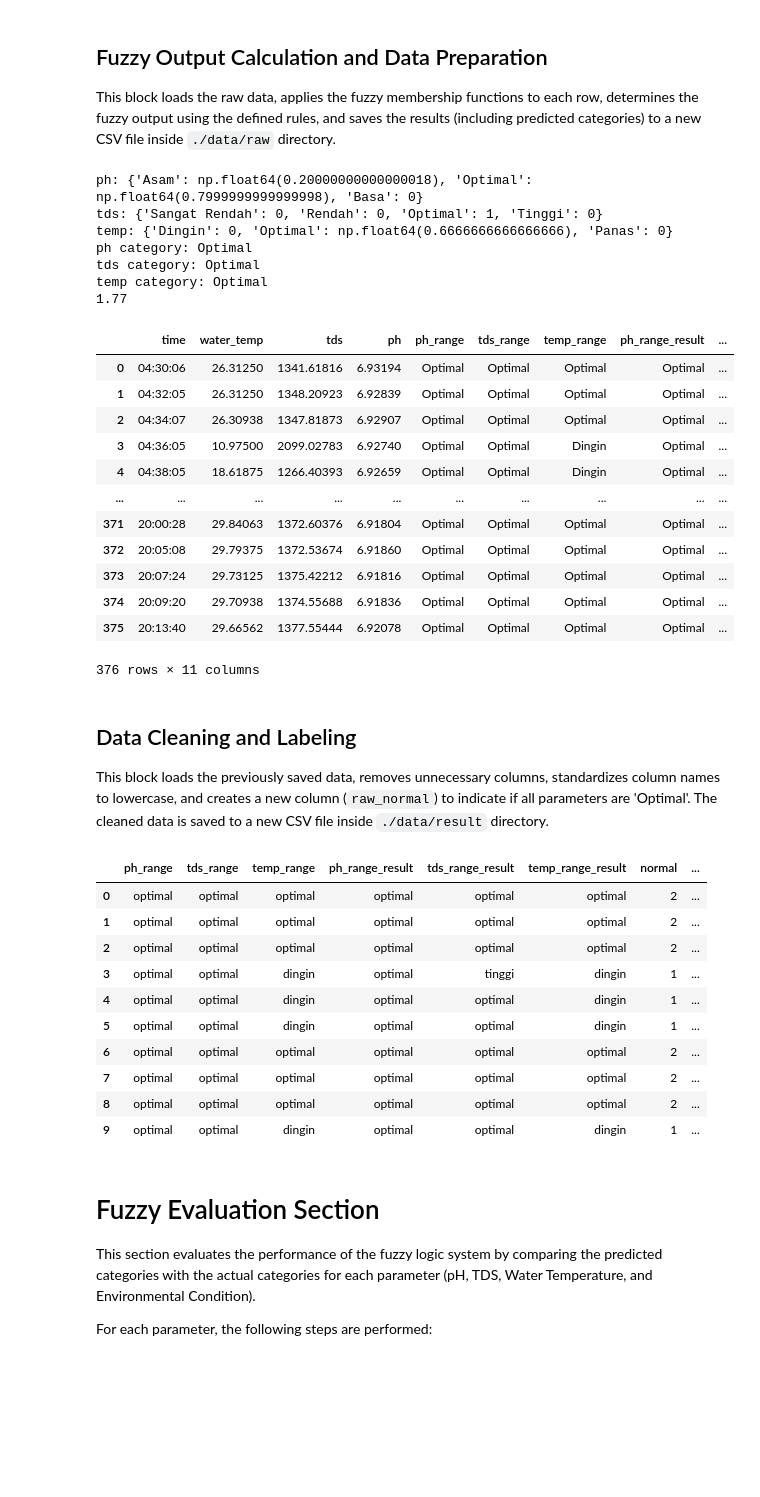
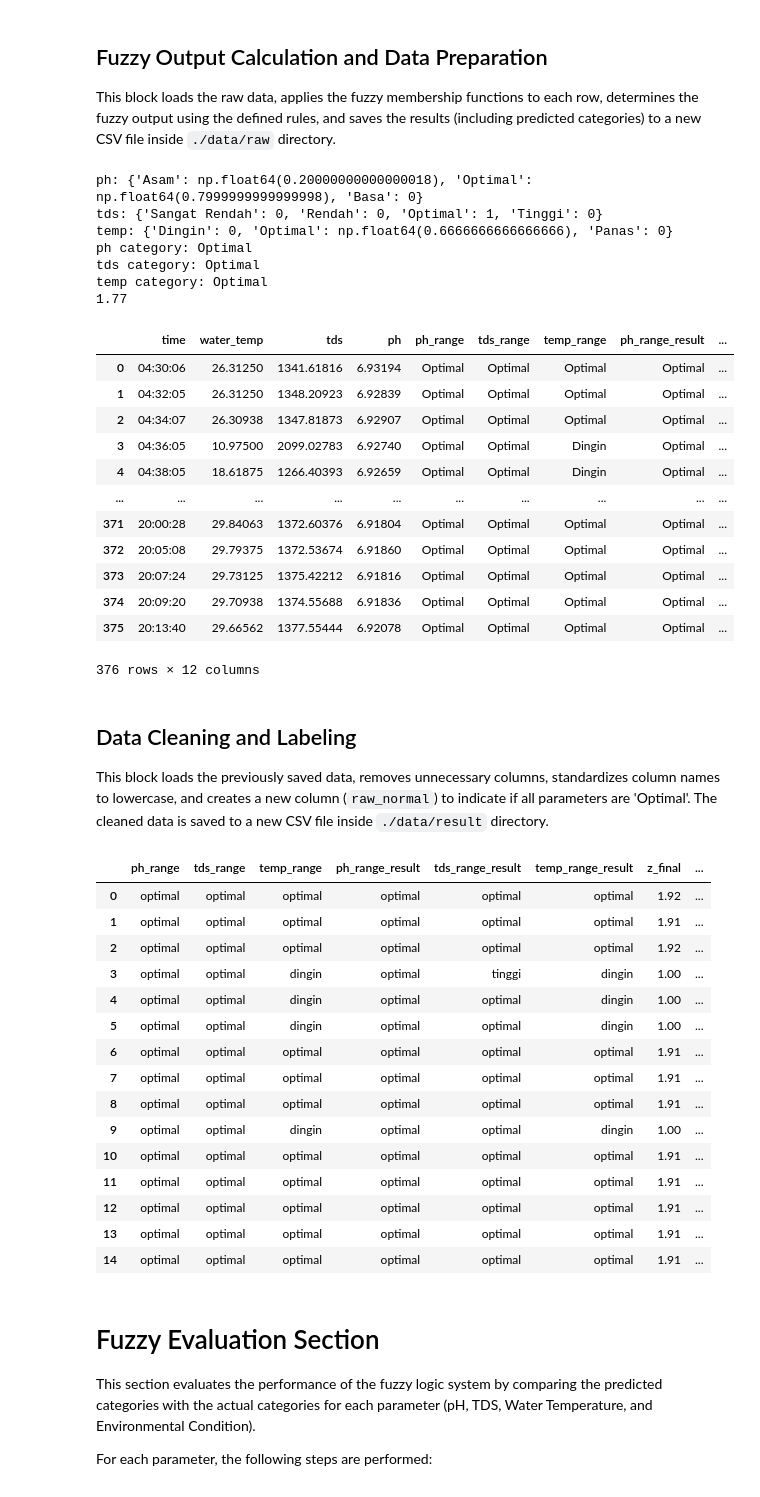
Before and after one commit to masmuss/sugeno-fuzzy-simulator, a Jupyter notebook: main.ipynb, the cells around one changed output. Drawn from its saved outputs; the diff is of its cells as text; code cells hidden in the pictures; blank space fills up the shorter version.

Commit message:
feat: add z_result column

```diff
--- a/main.ipynb
+++ b/main.ipynb
@@ -61,7 +61,7 @@ This block loads the raw data, applies the fuzzy membership functions to each ro
 # %%
 import pandas as pd
 from datetime import datetime
-from fuzzy import tds_membership, ph_membership, temp_membership, fuzzy_rules, defuzzification
+from fuzzy import tds_membership, ph_membership, temp_membership, fuzzy_rules, defuzzification, get_z_result
 
 # Load data
 file_path = 'data/final_data.csv'
@@ -106,11 +106,13 @@ output = defuzzification(rule_result)
 
 print(output)
 
-# Tambahkan kolom kategori pH, TDS, dan Suhu
+# Add columns for pH, TDS, and water temperature
 data['ph_range_result'] = data['ph'].apply(lambda x: max(ph_membership(x), key=ph_membership(x).get))
 data['tds_range_result'] = data['tds'].apply(lambda x: max(tds_membership(x), key=tds_membership(x).get))
 data['temp_range_result'] = data['water_temp'].apply(
     lambda x: max(temp_membership(x), key=temp_membership(x).get))
+
+data['z_final'] = data.apply(get_z_result, axis=1)
 
 data['normal'] = data.apply(fuzzy_output, axis=1)
 
@@ -138,7 +140,7 @@ temp category: Optimal
 | 373 | 20:07:24 | 29.73125 | 1375.42212 | 6.91816 | Optimal | Optimal | Optimal | Optimal | ... |
 | 374 | 20:09:20 | 29.70938 | 1374.55688 | 6.91836 | Optimal | Optimal | Optimal | Optimal | ... |
 | 375 | 20:13:40 | 29.66562 | 1377.55444 | 6.92078 | Optimal | Optimal | Optimal | Optimal | ... |
-376 rows × 11 columns
+376 rows × 12 columns
 # %% [markdown]
 ## Data Cleaning and Labeling
 
@@ -146,39 +148,44 @@ This block loads the previously saved data, removes unnecessary columns, standar
 # %%
 import pandas as pd
 from datetime import datetime
 
 # Load data
 data = pd.read_csv(raw_file_name, delimiter=';')
 
 # Remove unnecessary columns
 data = data.drop(columns=['time', 'water_temp', 'tds', 'ph'])
 
 # Set all columns and cells to lowercase
 data = data.map(lambda x: x.lower() if isinstance(x, str) else x)
 
 # Assign a new column that contains the result of the raw data
 data['raw_normal'] = data.apply(
     lambda row: 2 if row['ph_range'] == 'Optimal' and row['tds_range'] == 'Optimal' and row[
         'temp_range'] == 'Optimal' else 1,
     axis=1
 )
 
 clean_data_file_name = f"./data/result/final_data_with_fuzzy_{datetime.now()}.csv"
 data.to_csv(clean_data_file_name, index=False, sep=';')
 
-data.head(10)
+data.head(15)
 # %% [output]
-|  | ph_range | tds_range | temp_range | ph_range_result | tds_range_result | temp_range_result | normal | ... |
-| 0 | optimal | optimal | optimal | optimal | optimal | optimal | 2 | ... |
-| 1 | optimal | optimal | optimal | optimal | optimal | optimal | 2 | ... |
-| 2 | optimal | optimal | optimal | optimal | optimal | optimal | 2 | ... |
-| 3 | optimal | optimal | dingin | optimal | tinggi | dingin | 1 | ... |
-| 4 | optimal | optimal | dingin | optimal | optimal | dingin | 1 | ... |
-| 5 | optimal | optimal | dingin | optimal | optimal | dingin | 1 | ... |
-| 6 | optimal | optimal | optimal | optimal | optimal | optimal | 2 | ... |
-| 7 | optimal | optimal | optimal | optimal | optimal | optimal | 2 | ... |
-| 8 | optimal | optimal | optimal | optimal | optimal | optimal | 2 | ... |
-| 9 | optimal | optimal | dingin | optimal | optimal | dingin | 1 | ... |
+|  | ph_range | tds_range | temp_range | ph_range_result | tds_range_result | temp_range_result | z_final | ... |
+| 0 | optimal | optimal | optimal | optimal | optimal | optimal | 1.92 | ... |
+| 1 | optimal | optimal | optimal | optimal | optimal | optimal | 1.91 | ... |
+| 2 | optimal | optimal | optimal | optimal | optimal | optimal | 1.92 | ... |
+| 3 | optimal | optimal | dingin | optimal | tinggi | dingin | 1.00 | ... |
+| 4 | optimal | optimal | dingin | optimal | optimal | dingin | 1.00 | ... |
+| 5 | optimal | optimal | dingin | optimal | optimal | dingin | 1.00 | ... |
+| 6 | optimal | optimal | optimal | optimal | optimal | optimal | 1.91 | ... |
+| 7 | optimal | optimal | optimal | optimal | optimal | optimal | 1.91 | ... |
+| 8 | optimal | optimal | optimal | optimal | optimal | optimal | 1.91 | ... |
+| 9 | optimal | optimal | dingin | optimal | optimal | dingin | 1.00 | ... |
+| 10 | optimal | optimal | optimal | optimal | optimal | optimal | 1.91 | ... |
+| 11 | optimal | optimal | optimal | optimal | optimal | optimal | 1.91 | ... |
+| 12 | optimal | optimal | optimal | optimal | optimal | optimal | 1.91 | ... |
+| 13 | optimal | optimal | optimal | optimal | optimal | optimal | 1.91 | ... |
+| 14 | optimal | optimal | optimal | optimal | optimal | optimal | 1.91 | ... |
 # %% [markdown]
 # Fuzzy Evaluation Section
 
```
Also changed, not shown: parts of 1 cell of this notebook, 15 other files.
